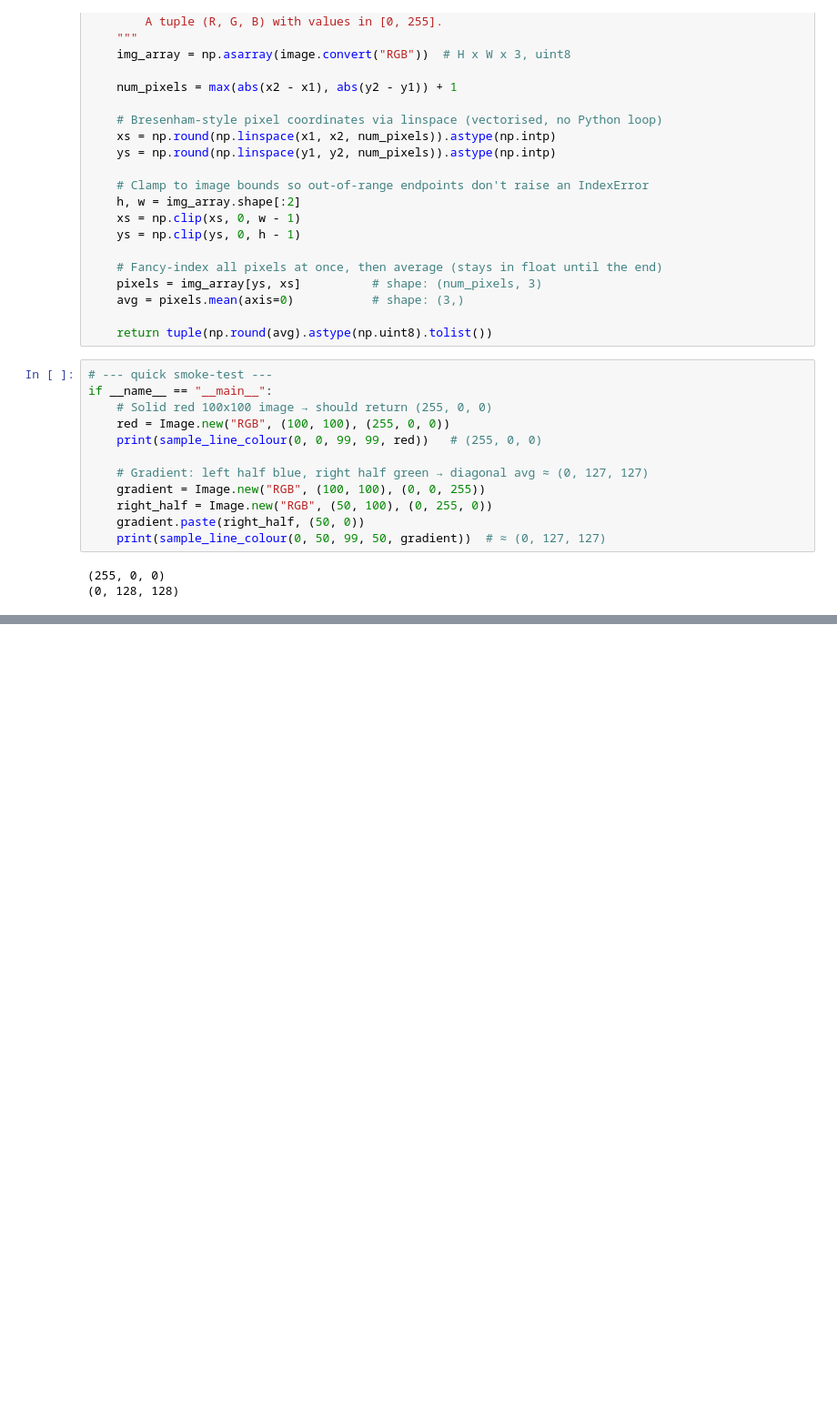
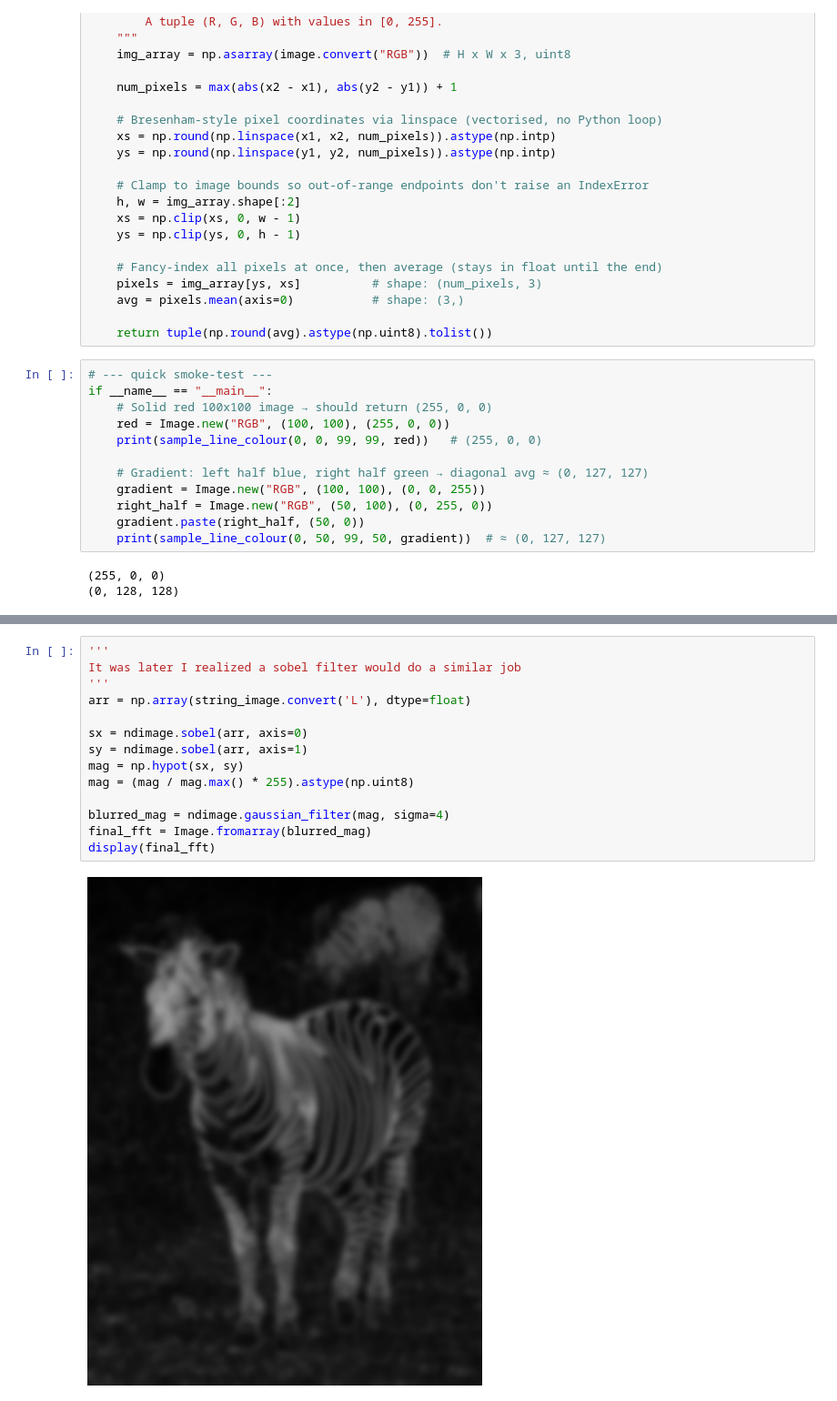
Before and after one commit to kjinks/StringOMatic, a Jupyter notebook: string_o_matic.ipynb, the cells around one changed output, grey strips where cells are left out. Shown at 91% size. Cells and saved outputs as stored; diff of their text form; blank space fills up the shorter version.

```diff
--- a/string_o_matic.ipynb
+++ b/string_o_matic.ipynb
@@ -66,0 +158,16 @@ if __name__ == "__main__":
+# %%
+'''
+It was later I realized a sobel filter would do a similar job
+'''
+arr = np.array(string_image.convert('L'), dtype=float)
+
+sx = ndimage.sobel(arr, axis=0)
+sy = ndimage.sobel(arr, axis=1)
+mag = np.hypot(sx, sy)
+mag = (mag / mag.max() * 255).astype(np.uint8)
+
+blurred_mag = ndimage.gaussian_filter(mag, sigma=4)
+final_fft = Image.fromarray(blurred_mag)
+display(final_fft)
+# %% [output]
+[figure, added]
```
Also changed, not shown: parts of 5 cells of this notebook, 2 other files.
